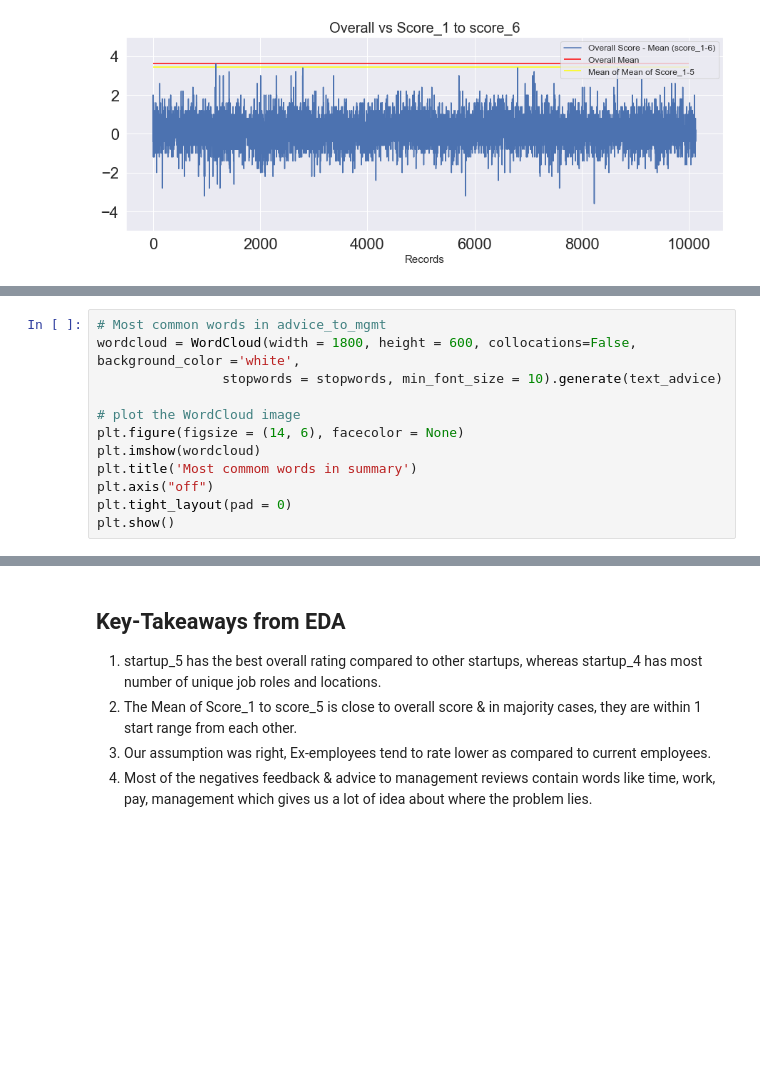
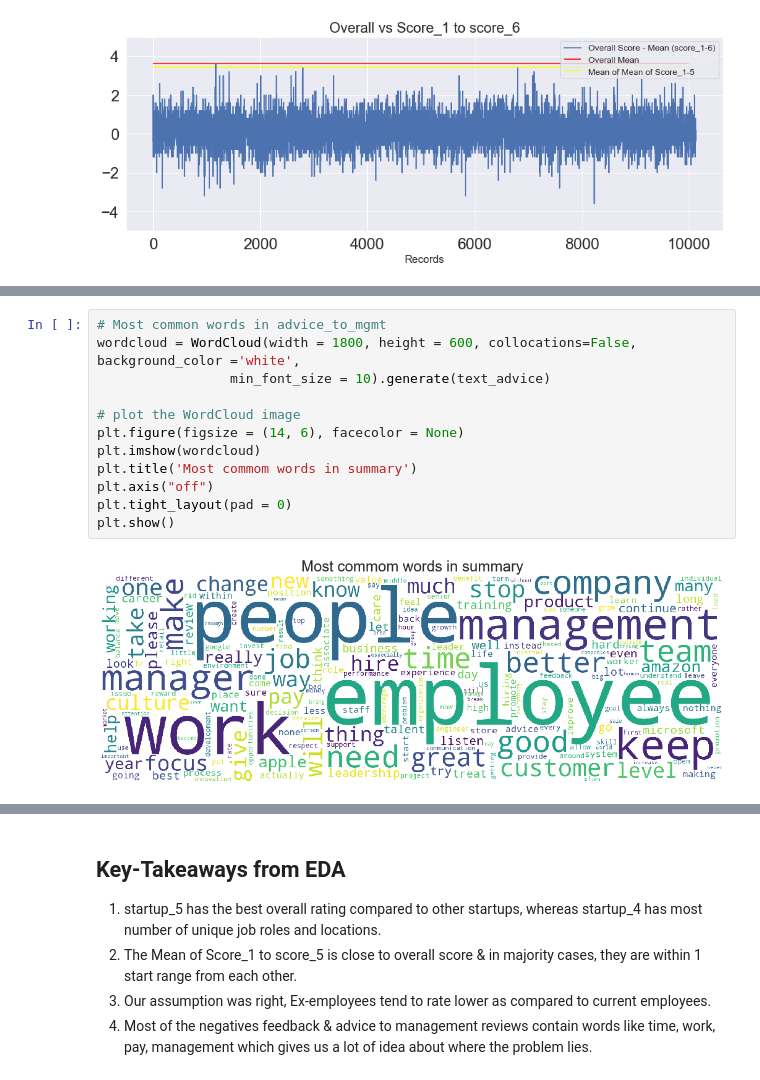
Before and after one commit to kumaranurag7/Job-Reviews-Analysis-Prediction, a Jupyter notebook: Job_reviews_ratings_analysis_and_prediction.ipynb, the cells around one changed output, grey strips where cells are left out. Saved outputs shown, nothing was run; the diff lists cells and outputs as text; blank space fills up the shorter version.

```diff
--- a/Job_reviews_ratings_analysis_and_prediction.ipynb
+++ b/Job_reviews_ratings_analysis_and_prediction.ipynb
@@ -193,15 +200,17 @@ plt.show()
 # %%
 # Most common words in advice_to_mgmt
 wordcloud = WordCloud(width = 1800, height = 600, collocations=False, background_color ='white',
-                stopwords = stopwords, min_font_size = 10).generate(text_advice)
+                 min_font_size = 10).generate(text_advice)
 
 # plot the WordCloud image
 plt.figure(figsize = (14, 6), facecolor = None)
 plt.imshow(wordcloud)
 plt.title('Most commom words in summary')
 plt.axis("off")
 plt.tight_layout(pad = 0)
 plt.show()
+# %% [output]
+[figure, added]
 # %%
 # Overall rating distribution by employee status
 train.groupby('Place')['overall'].value_counts(normalize=True).mul(100).unstack().plot.bar(stacked=True,figsize = (16,6))
```
Also changed, not shown: parts of 16 cells of this notebook.
